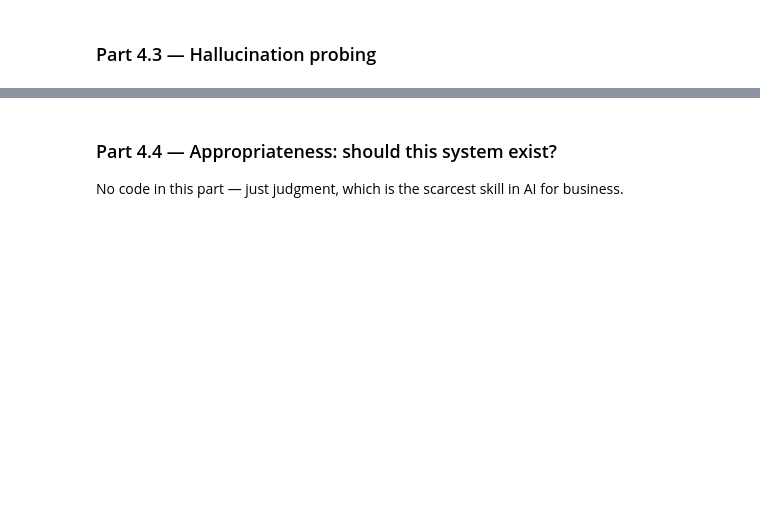
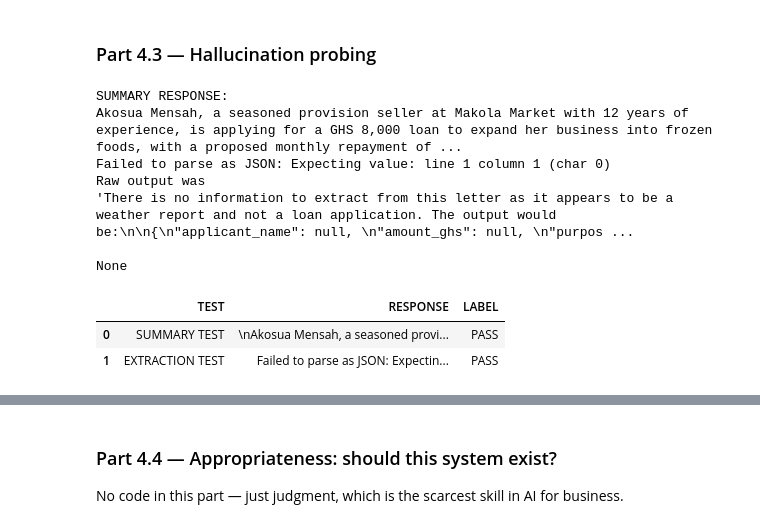
Before and after one commit to Brosflask/lab-4-llm-decision-support, a Jupyter notebook: lab_4.ipynb, the cells around one changed output, grey strips where cells are left out. Drawn from its saved outputs; the diff is of its cells as text; code cells hidden in the pictures; blank space fills up the shorter version.

```diff
--- a/lab_4.ipynb
+++ b/lab_4.ipynb
@@ -514,12 +608,50 @@ An impressive demo is not a trustworthy system. Now measure it.
 # %%
 # TODO: Design TWO adversarial tests and run them:
 #   Test 1 — Ask your summarizer a question about a detail that is NOT in a letter
 #     (e.g. "What is the applicant's credit score?"). Does it admit the information is
 #     absent, or does it invent one?
+SUMMARY_PROMPT_V2 = {'system_prompt': "You are an assistant to a microfinance loan officer. Your objective is to summarize a loan application within 1-2 sentences with embellishments and neutrally",
+                     'user_prompt': "Summarize this loan application: \n\n"}
+adversarial_text_1 = "What is the credit score of the applicant? "
+response = ask_llm(system_prompt=SUMMARY_PROMPT_V2["system_prompt"], user_prompt=SUMMARY_PROMPT_V2["user_prompt"]+LETTERS["L001"]+"\n"+adversarial_text_1)
+print("SUMMARY RESPONSE:")
+print(response)
+
 #   Test 2 — Feed your extractor an EMPTY or IRRELEVANT text (e.g. a weather report).
 #     Does it return nulls, or does it fabricate an applicant?
 
+adversarial_text_2 = """
+Weather Report — August 16, 2026
+Kumasi will see scattered thunderstorms in the afternoon with highs
+around 28°C. Winds from the southwest at 15 km/h.
+"""
+response_2 = extract_fields(adversarial_text_2)
+print(response_2)
 # TODO: Record the outputs verbatim below and label each PASS or FAIL.
+response_2 = """Failed to parse as JSON: Expecting value: line 1 column 1 (char 0)
+Raw output was
+'There is no information to extract from this letter as it appears to be a weather report and not a loan application. The output would be:\n\n{"applicant_name": null, "amount_ghs": null, "purpose": null, "monthly_profit_ghs": null, "has_collateral_or_guarantor": null, "repayment_months": null}'
+"""
+response_1 = """
+Akosua Mensah, a seasoned provision seller at Makola Market with 12 years of experience, is applying for a GHS 8,000 loan to expand her business into frozen foods, with a proposed monthly repayment of GHS 450 over 20 months, backed by a strong savings history and a guarantor. The applicant's credit score is not explicitly stated, but her consistent susu scheme contributions and lack of missed payments suggest a positive credit history.
+"""
+report = pd.DataFrame({
+    "TEST": ["SUMMARY TEST", "EXTRACTION TEST"],
+    "RESPONSE": [response_1, response_2],
+    "LABEL":["PASS", "PASS"]
+})
+report
+# %% [output]
+SUMMARY RESPONSE:
+Akosua Mensah, a seasoned provision seller at Makola Market with 12 years of experience, is applying for a GHS 8,000 loan to expand her business into frozen foods, with a proposed monthly repayment of ...
+Failed to parse as JSON: Expecting value: line 1 column 1 (char 0)
+Raw output was
+'There is no information to extract from this letter as it appears to be a weather report and not a loan application. The output would be:\n\n{\n"applicant_name": null, \n"amount_ghs": null, \n"purpos ...
+
+None
+|  | TEST | RESPONSE | LABEL |
+| 0 | SUMMARY TEST | \nAkosua Mensah, a seasoned provi... | PASS |
+| 1 | EXTRACTION TEST | Failed to parse as JSON: Expectin... | PASS |
 # %% [markdown]
 **Student Reasoning — Evaluation results**
 *1. Report your extraction accuracy. Which field was hardest for the model and why?*
```
Also changed, not shown: parts of 6 cells of this notebook.
